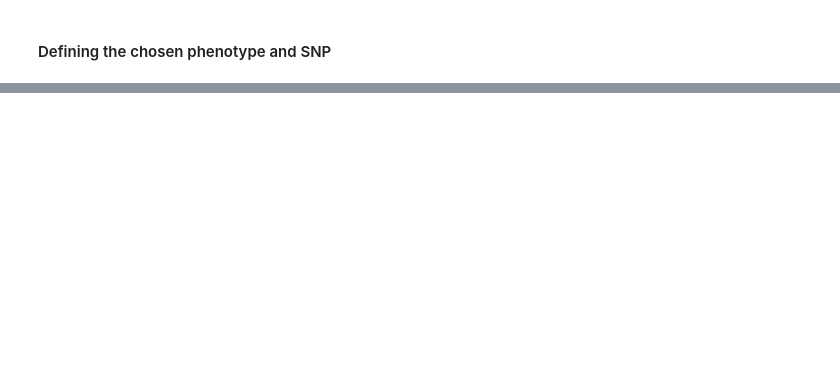
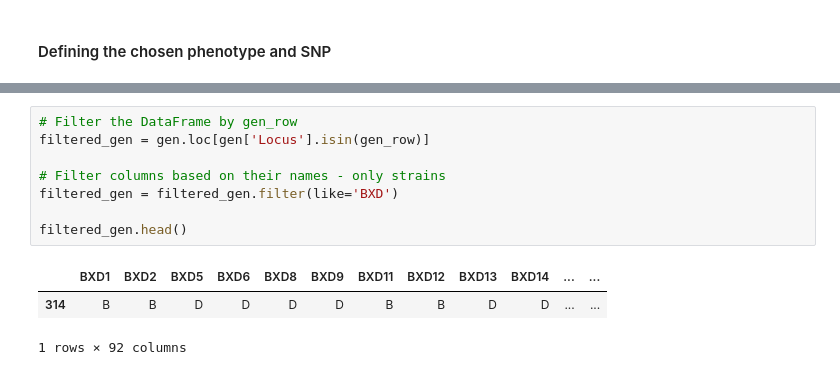
Before and after one commit to ShaniSoustiel/personal-medicine-tau, a Jupyter notebook: ex_2_part_1.ipynb, the cells around one changed output, grey strips where cells are left out. Saved outputs shown, nothing was run; the diff lists cells and outputs as text; blank space fills up the shorter version.

```diff
--- a/ex_2_part_1.ipynb
+++ b/ex_2_part_1.ipynb
@@ -90,0 +216,12 @@ np.float64(780.0)
+# %%
+# Filter the DataFrame by gen_row
+filtered_gen = gen.loc[gen['Locus'].isin(gen_row)]
+
+# Filter columns based on their names - only strains
+filtered_gen = filtered_gen.filter(like='BXD')
+
+filtered_gen.head()
+# %% [output]
+|  | BXD1 | BXD2 | BXD5 | BXD6 | BXD8 | BXD9 | BXD11 | BXD12 | BXD13 | BXD14 | ... | ... |
+| 314 | B | B | D | D | D | D | B | B | D | D | ... | ... |
+1 rows × 92 columns
```
Also changed, not shown: parts of 74 cells of this notebook.
